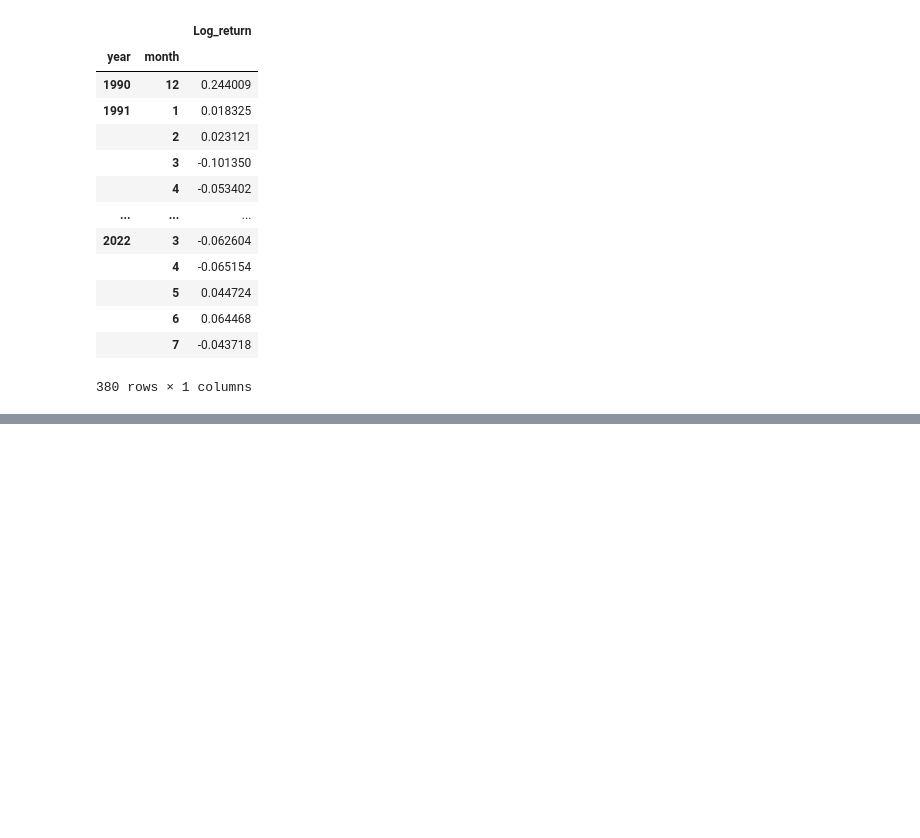
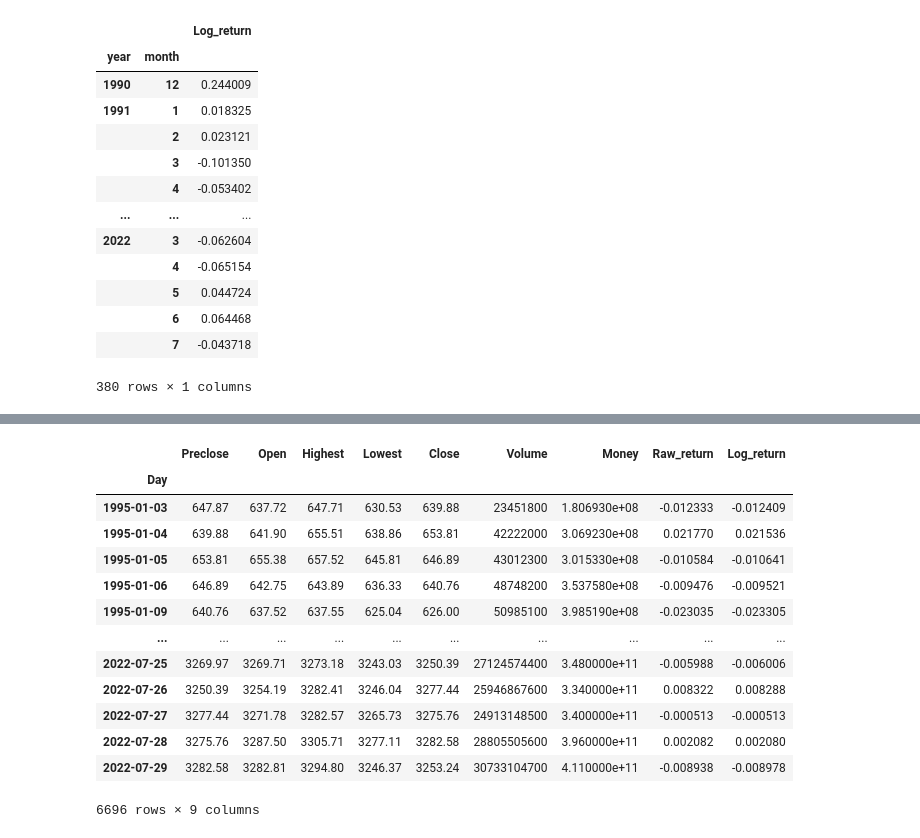
Before and after one commit to chenjialu1230/chen, a Jupyter notebook: Untitled-1.ipynb, the cells around one changed output, grey strips where cells are left out. Saved outputs shown, nothing was run; the diff lists cells and outputs as text; code cells hidden in the pictures; blank space fills up the shorter version.

```diff
--- a/Untitled-1.ipynb
+++ b/Untitled-1.ipynb
@@ -493,0 +514,46 @@ Month_data2
+# %%
+import numpy as np # 数据处理最重要的模块
+import pandas as pd # 数据处理最重要的模块
+import matplotlib.pyplot as plt  # 画图模块
+import scipy.stats as stats # 统计模块
+import scipy
+from datetime import datetime # 时间模块
+from IPython.core.interactiveshell import InteractiveShell # jupyter运行输出的模块
+import statsmodels.formula.api as smf  # OLS regression 用来做线性回归
+
+#输出矢量图 渲染矢量图 是一个魔法函数（Magic Functions）内嵌绘图
+%matplotlib inline
+%config InlineBackend.figure_format = 'svg'
+
+#显示每一个运行结果
+InteractiveShell.ast_node_interactivity = 'all'
+
+#设置行不限制数量
+#pd.set_option('display.max_rows',None)
+
+#设置列不限制数量
+pd.set_option('display.max_columns', None)
+# %%
+index = data['1995-01':'2022-07'].copy()
+index['Close'] = pd.to_numeric(index['Close'])
+index['Preclose'] = pd.to_numeric(index['Preclose'])
+# 转化成数值形式
+# 计算000001上证指数日收益率 两种：
+index['Raw_return'] = index['Close'] / index['Preclose'] - 1
+index['Log_return'] = np.log(index['Close']) - np.log(index['Preclose'])
+index
+# %% [output]
+|  | Preclose | Open | Highest | Lowest | Close | Volume | Money | Raw_return | Log_return |
+| Day |  |  |  |  |  |  |  |  |  |
+| 1995-01-03 | 647.87 | 637.72 | 647.71 | 630.53 | 639.88 | 23451800 | 1.806930e+08 | -0.012333 | -0.012409 |
+| 1995-01-04 | 639.88 | 641.90 | 655.51 | 638.86 | 653.81 | 42222000 | 3.069230e+08 | 0.021770 | 0.021536 |
+| 1995-01-05 | 653.81 | 655.38 | 657.52 | 645.81 | 646.89 | 43012300 | 3.015330e+08 | -0.010584 | -0.010641 |
+| 1995-01-06 | 646.89 | 642.75 | 643.89 | 636.33 | 640.76 | 48748200 | 3.537580e+08 | -0.009476 | -0.009521 |
+| 1995-01-09 | 640.76 | 637.52 | 637.55 | 625.04 | 626.00 | 50985100 | 3.985190e+08 | -0.023035 | -0.023305 |
+| ... | ... | ... | ... | ... | ... | ... | ... | ... | ... |
+| 2022-07-25 | 3269.97 | 3269.71 | 3273.18 | 3243.03 | 3250.39 | 27124574400 | 3.480000e+11 | -0.005988 | -0.006006 |
+| 2022-07-26 | 3250.39 | 3254.19 | 3282.41 | 3246.04 | 3277.44 | 25946867600 | 3.340000e+11 | 0.008322 | 0.008288 |
+| 2022-07-27 | 3277.44 | 3271.78 | 3282.57 | 3265.73 | 3275.76 | 24913148500 | 3.400000e+11 | -0.000513 | -0.000513 |
+| 2022-07-28 | 3275.76 | 3287.50 | 3305.71 | 3277.11 | 3282.58 | 28805505600 | 3.960000e+11 | 0.002082 | 0.002080 |
+| 2022-07-29 | 3282.58 | 3282.81 | 3294.80 | 3246.37 | 3253.24 | 30733104700 | 4.110000e+11 | -0.008938 | -0.008978 |
+6696 rows × 9 columns
```
Also changed, not shown: parts of 9 cells of this notebook, 3 other files.
